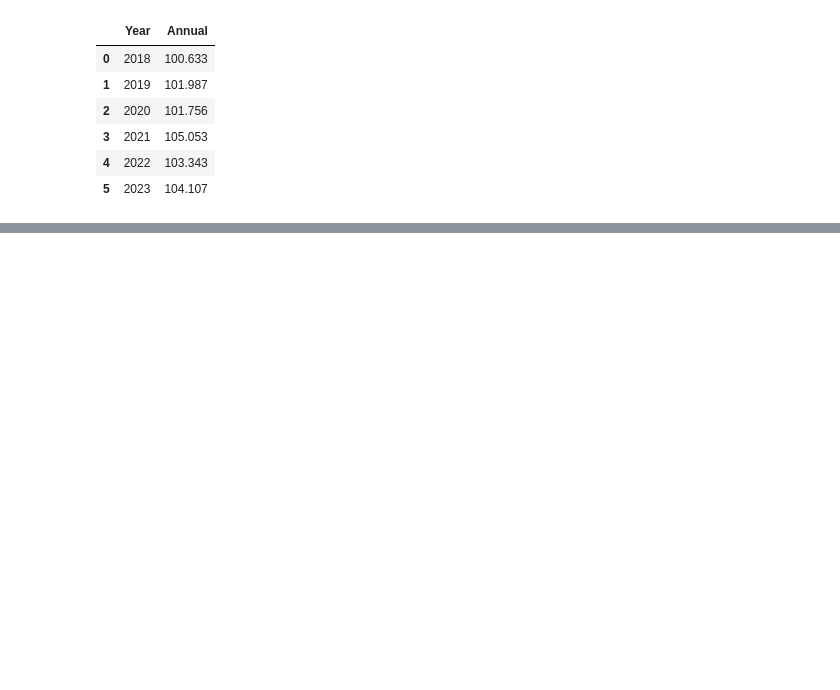
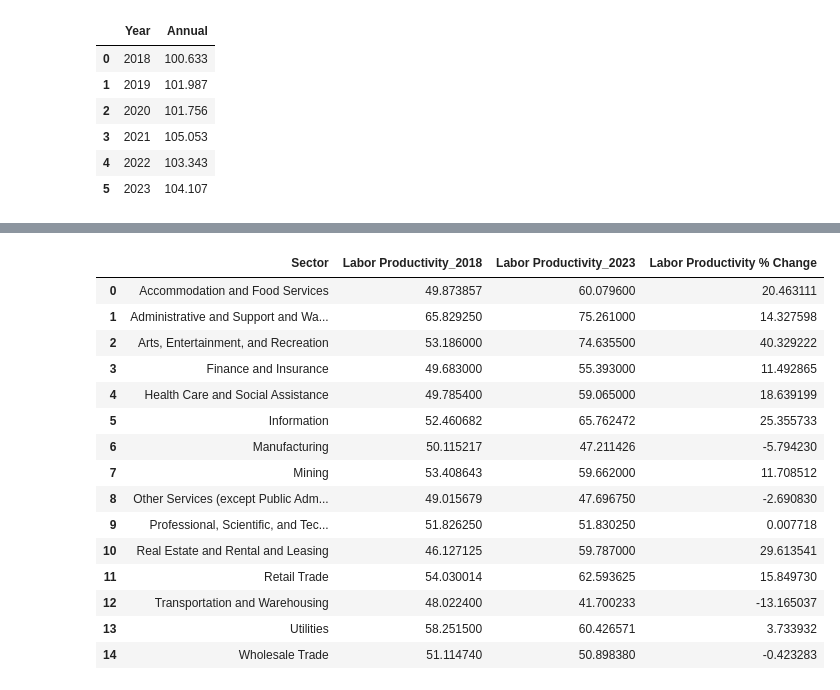
Before and after one commit to katmr27/class_project_1-, a Jupyter notebook: Class_Project_1_Starter.ipynb, the cells around one changed output, grey strips where cells are left out. Cells and saved outputs as stored; diff of their text form; code cells hidden in the pictures; blank space fills up the shorter version.

```diff
--- a/Class_Project_1_Starter.ipynb
+++ b/Class_Project_1_Starter.ipynb
@@ -207,0 +239,25 @@ average_percent_change_df.head(10)
+# %%
+first_yr2 = sector_labor_productivity_df[sector_labor_productivity_df["Year"] == 2018]
+last_yr2 = sector_labor_productivity_df[sector_labor_productivity_df["Year"] == 2023]
+
+merged_df2 = pd.merge(first_yr2, last_yr2, on="Sector", suffixes=("_2018", "_2023"))
+merged_df2["Labor Productivity % Change"] = ((merged_df2["Labor Productivity_2023"] - merged_df2["Labor Productivity_2018"]) / merged_df2["Labor Productivity_2018"]) * 100
+sector_labor_productivity_percent_change = merged_df2[["Sector", "Labor Productivity_2018", "Labor Productivity_2023", "Labor Productivity % Change"]]
+sector_labor_productivity_percent_change
+# %% [output]
+|  | Sector | Labor Productivity_2018 | Labor Productivity_2023 | Labor Productivity % Change |
+| 0 | Accommodation and Food Services | 49.873857 | 60.079600 | 20.463111 |
+| 1 | Administrative and Support and Wa... | 65.829250 | 75.261000 | 14.327598 |
+| 2 | Arts, Entertainment, and Recreation | 53.186000 | 74.635500 | 40.329222 |
+| 3 | Finance and Insurance | 49.683000 | 55.393000 | 11.492865 |
+| 4 | Health Care and Social Assistance | 49.785400 | 59.065000 | 18.639199 |
+| 5 | Information | 52.460682 | 65.762472 | 25.355733 |
+| 6 | Manufacturing | 50.115217 | 47.211426 | -5.794230 |
+| 7 | Mining | 53.408643 | 59.662000 | 11.708512 |
+| 8 | Other Services (except Public Adm... | 49.015679 | 47.696750 | -2.690830 |
+| 9 | Professional, Scientific, and Tec... | 51.826250 | 51.830250 | 0.007718 |
+| 10 | Real Estate and Rental and Leasing | 46.127125 | 59.787000 | 29.613541 |
+| 11 | Retail Trade | 54.030014 | 62.593625 | 15.849730 |
+| 12 | Transportation and Warehousing | 48.022400 | 41.700233 | -13.165037 |
+| 13 | Utilities | 58.251500 | 60.426571 | 3.733932 |
+| 14 | Wholesale Trade | 51.114740 | 50.898380 | -0.423283 |
```
Also changed, not shown: parts of 7 cells of this notebook, 2 other files.
